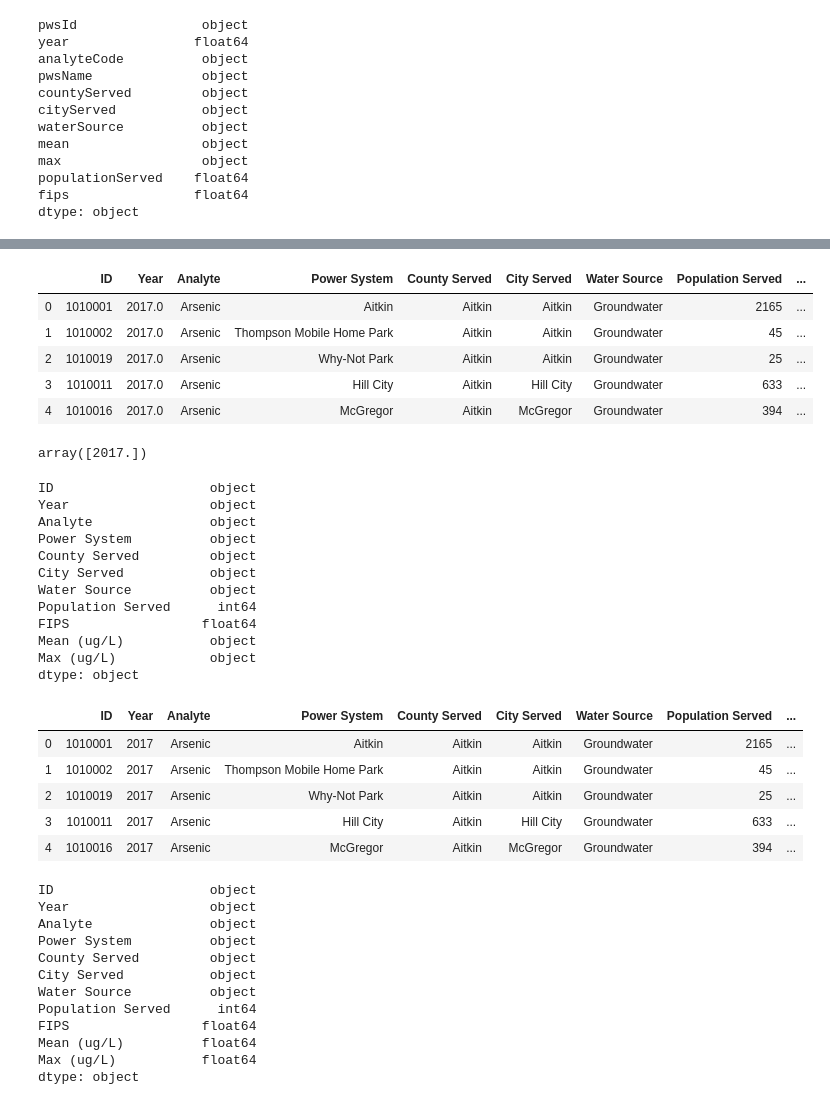
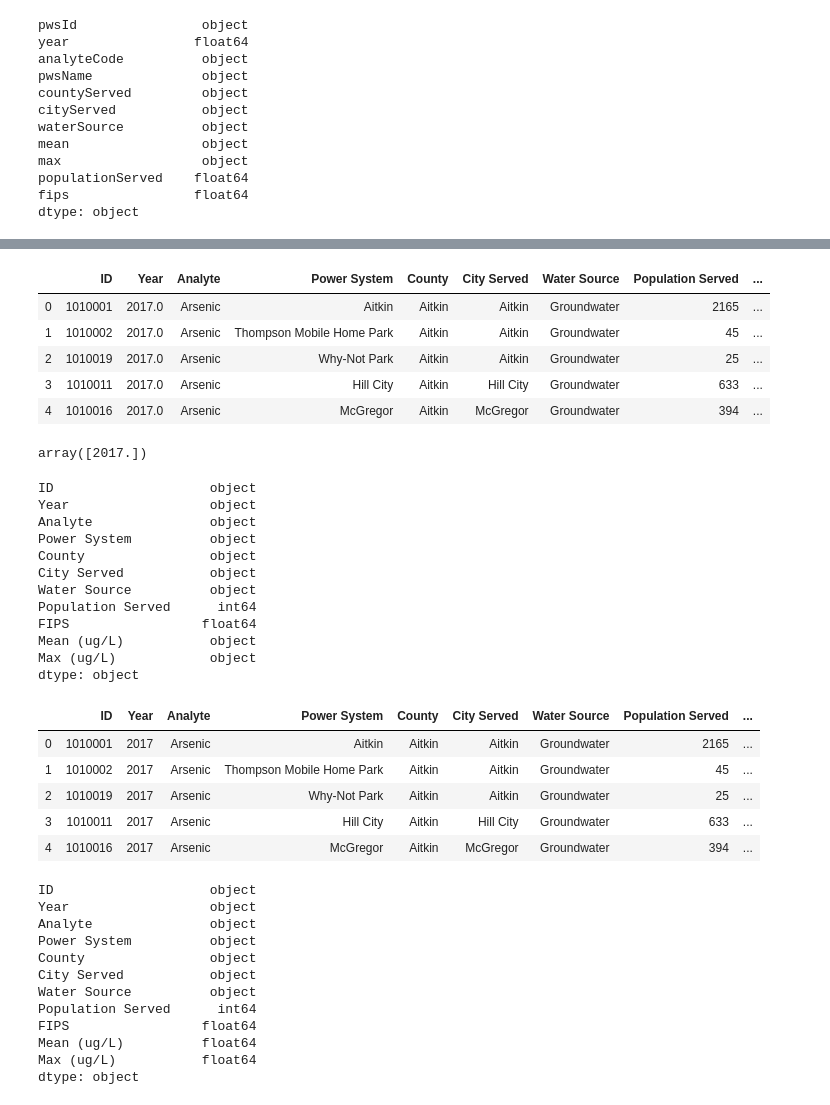
Before and after one commit to bkaczmarczik28/MN-Drinking-Water-Quality, a Jupyter notebook: PovertyByCounty.ipynb, the cells around one changed output, grey strips where cells are left out. Cells and saved outputs as stored; diff of their text form; code cells hidden in the pictures.

```diff
--- a/PovertyByCounty.ipynb
+++ b/PovertyByCounty.ipynb
@@ -31,9 +31,13 @@ county_pov_df["Poverty Rate"]
 Name: Poverty Rate, Length: 87, dtype: object
 # %%
 pov_rate = []
+county = []
 for i in range(len(county_pov_df)):
     county_pov_int = county_pov_df["Poverty Rate"][i]
+    county_str = county_pov_df["County"][i]
     county_pov_int = county_pov_int.split("%")[0]
+    county_str = county_str.split(" County")[0]
     pov_rate.append(county_pov_int)
+    county.append(county_str)
 # %%
 county_pov_df = county_pov_df.drop(columns=["Poverty Rate"],axis=1)
@@ -219,12 +233,12 @@ arsenic_df.head()
 # %%
 #rename columns:
 arsenic_df = arsenic_df.rename(columns = {"pwsId":"ID", "pwsName":"Power System", "year":"Year",
-                                "analyteCode":"Analyte","countyServed": "County Served",
+                                "analyteCode":"Analyte","countyServed": "County",
                                 "cityServed": "City Served","waterSource": "Water Source",
                                 "populationServed": "Population Served","fips": "FIPS"})
 arsenic_df.head()
 # %% [output]
-|  | ID | Year | Analyte | Power System | County Served | City Served | Water Source | Population Served | ... |
+|  | ID | Year | Analyte | Power System | County | City Served | Water Source | Population Served | ... |
 | 0 | 1010001 | 2017.0 | Arsenic | Aitkin | Aitkin | Aitkin | Groundwater | 2165 | ... |
 | 1 | 1010002 | 2017.0 | Arsenic | Thompson Mobile Home Park | Aitkin | Aitkin | Groundwater | 45 | ... |
 | 2 | 1010019 | 2017.0 | Arsenic | Why-Not Park | Aitkin | Aitkin | Groundwater | 25 | ... |
@@ -245,7 +259,7 @@ ID                    object
 Year                  object
 Analyte               object
 Power System          object
-County Served         object
+County                object
 City Served           object
 Water Source          object
 Population Served      int64
@@ -256,7 +270,7 @@ dtype: object
 # %%
 arsenic_df.head()
 # %% [output]
-|  | ID | Year | Analyte | Power System | County Served | City Served | Water Source | Population Served | ... |
+|  | ID | Year | Analyte | Power System | County | City Served | Water Source | Population Served | ... |
 | 0 | 1010001 | 2017 | Arsenic | Aitkin | Aitkin | Aitkin | Groundwater | 2165 | ... |
 | 1 | 1010002 | 2017 | Arsenic | Thompson Mobile Home Park | Aitkin | Aitkin | Groundwater | 45 | ... |
 | 2 | 1010019 | 2017 | Arsenic | Why-Not Park | Aitkin | Aitkin | Groundwater | 25 | ... |
@@ -271,7 +285,7 @@ ID                    object
 Year                  object
 Analyte               object
 Power System          object
-County Served         object
+County                object
 City Served           object
 Water Source          object
 Population Served      int64
```
Also changed, not shown: parts of 11 cells of this notebook.
